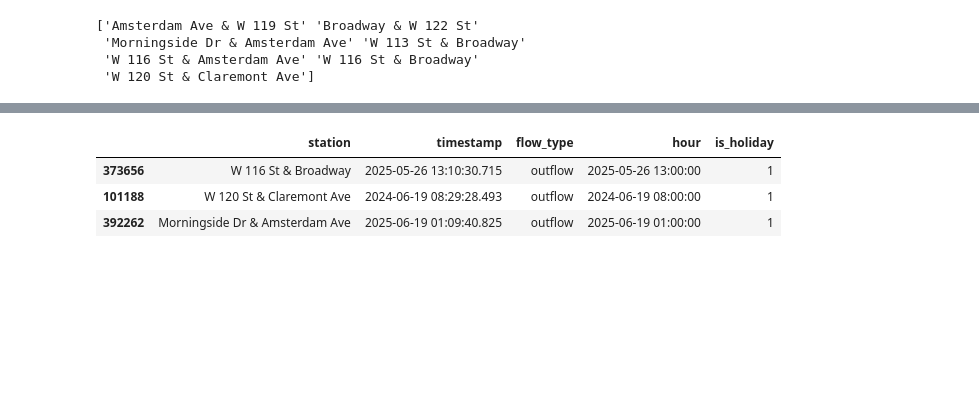
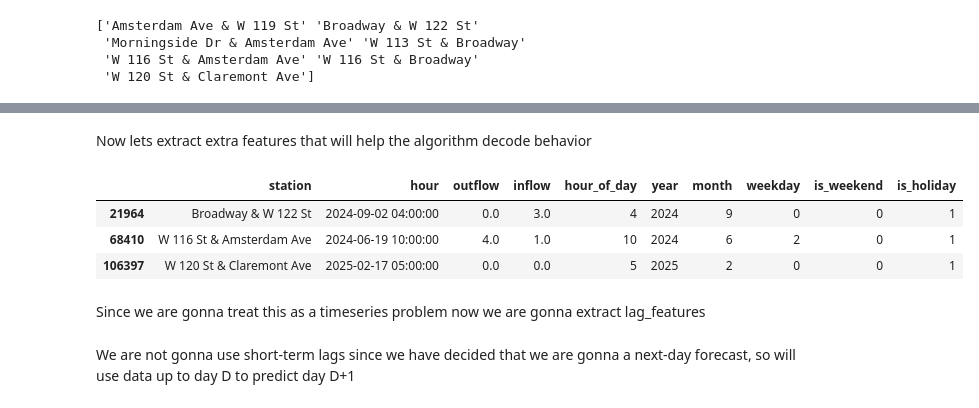
Before and after one commit to andrewsuh98/da-project-citibike, a Jupyter notebook: notebooks/EDA_component.ipynb, the cells around one changed output, grey strips where cells are left out. Drawn from its saved outputs; the diff is of its cells as text; code cells hidden in the pictures; blank space fills up the shorter version.

```diff
--- a/notebooks/EDA_component.ipynb
+++ b/notebooks/EDA_component.ipynb
@@ -216,21 +210,37 @@ hourly_df["outflow"] = hourly_df["outflow"].fillna(0)
+# %% [markdown]
+Now lets extract extra features that will help the algorithm decode behavior
+# %%
+# Extract hour of day (0-23)
+hourly_df["hour_of_day"] = hourly_df["hour"].dt.hour
+
+# Year
+hourly_df["year"] = hourly_df["hour"].dt.year
+
+# Month
+hourly_df["month"] = hourly_df["hour"].dt.month
+
+# Weekday (0 = Monday, 6 = Sunday)
+hourly_df["weekday"] = hourly_df["hour"].dt.weekday
+
+# Weekend flag
+hourly_df["is_weekend"] = hourly_df["weekday"].isin([5, 6]).astype(int)
 # %%
+#Lets also add a holiday flag
 import holidays
 
-years_in_data = sorted(
-    pd.concat([outflow_df["timestamp"], inflow_df["timestamp"]]).dt.year.unique()
-)
-
+years_in_data = sorted(hourly_df["year"].unique())
 us_holidays = holidays.US(years=years_in_data)
 
-for df_event in [outflow_df, inflow_df]:
-    df_event["is_holiday"] = df_event["timestamp"].dt.date.map(
-        lambda d: d in us_holidays
-    ).astype(int)
+hourly_df["is_holiday"] = hourly_df["hour"].dt.date.map(
+    lambda d: d in us_holidays
+).astype(int)
 # %%
 #Sanity check
-outflow_df[outflow_df["is_holiday"] == 1].sample(3)
+hourly_df[hourly_df["is_holiday"] == 1].sample(3)
 # %% [output]
-|  | station | timestamp | flow_type | hour | is_holiday |
-| 373656 | W 116 St & Broadway | 2025-05-26 13:10:30.715 | outflow | 2025-05-26 13:00:00 | 1 |
-| 101188 | W 120 St & Claremont Ave | 2024-06-19 08:29:28.493 | outflow | 2024-06-19 08:00:00 | 1 |
-| 392262 | Morningside Dr & Amsterdam Ave | 2025-06-19 01:09:40.825 | outflow | 2025-06-19 01:00:00 | 1 |
+|  | station | hour | outflow | inflow | hour_of_day | year | month | weekday | is_weekend | is_holiday |
+| 21964 | Broadway & W 122 St | 2024-09-02 04:00:00 | 0.0 | 3.0 | 4 | 2024 | 9 | 0 | 0 | 1 |
+| 68410 | W 116 St & Amsterdam Ave | 2024-06-19 10:00:00 | 4.0 | 1.0 | 10 | 2024 | 6 | 2 | 0 | 1 |
+| 106397 | W 120 St & Claremont Ave | 2025-02-17 05:00:00 | 0.0 | 0.0 | 5 | 2025 | 2 | 0 | 0 | 1 |
+# %% [markdown]
+Since we are gonna treat this as a timeseries problem now we are gonna extract lag_features
@@ -236,0 +250,2 @@ outflow_df[outflow_df["is_holiday"] == 1].sample(3)
+# %% [markdown]
+We are not gonna use short-term lags since we have decided that we are gonna a next-day forecast, so will use data up to day D to predict day D+1
```
Also changed, not shown: parts of 13 cells of this notebook.
